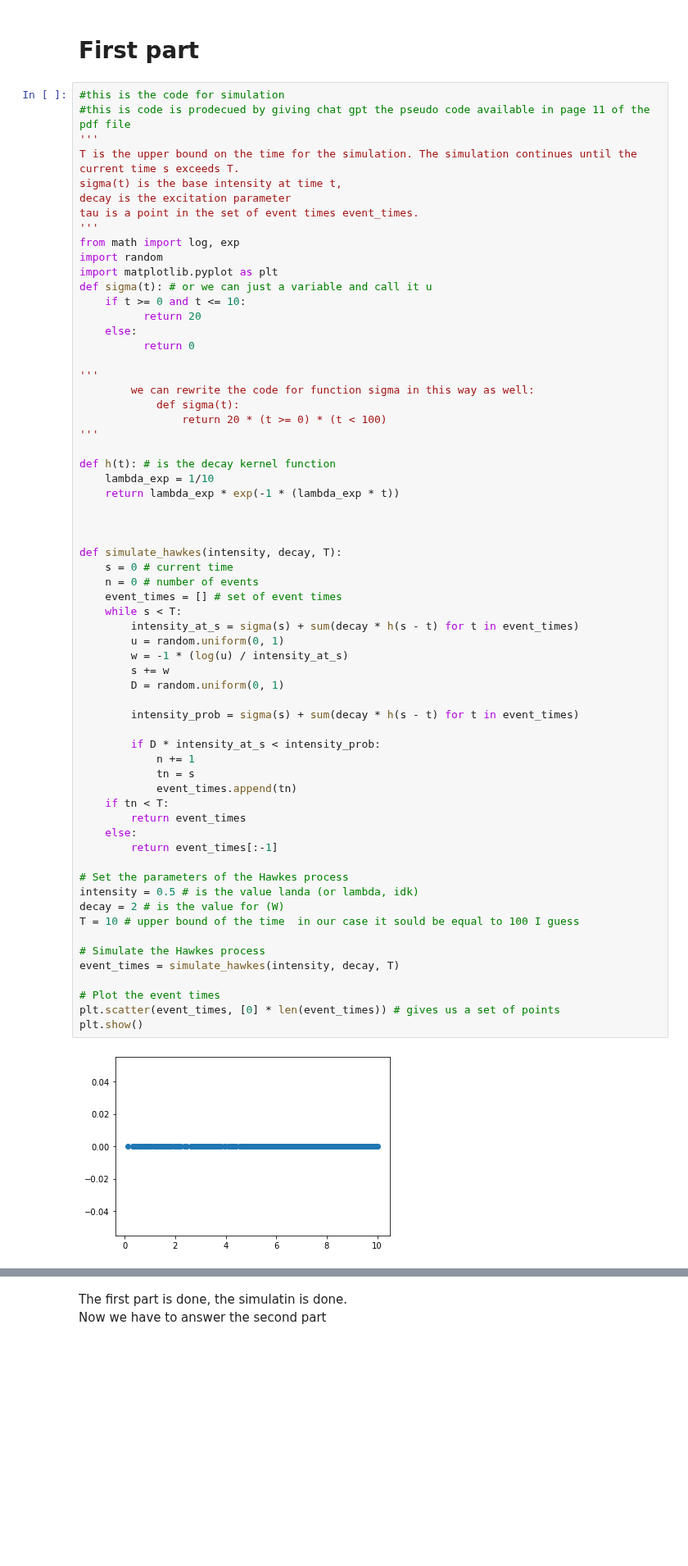
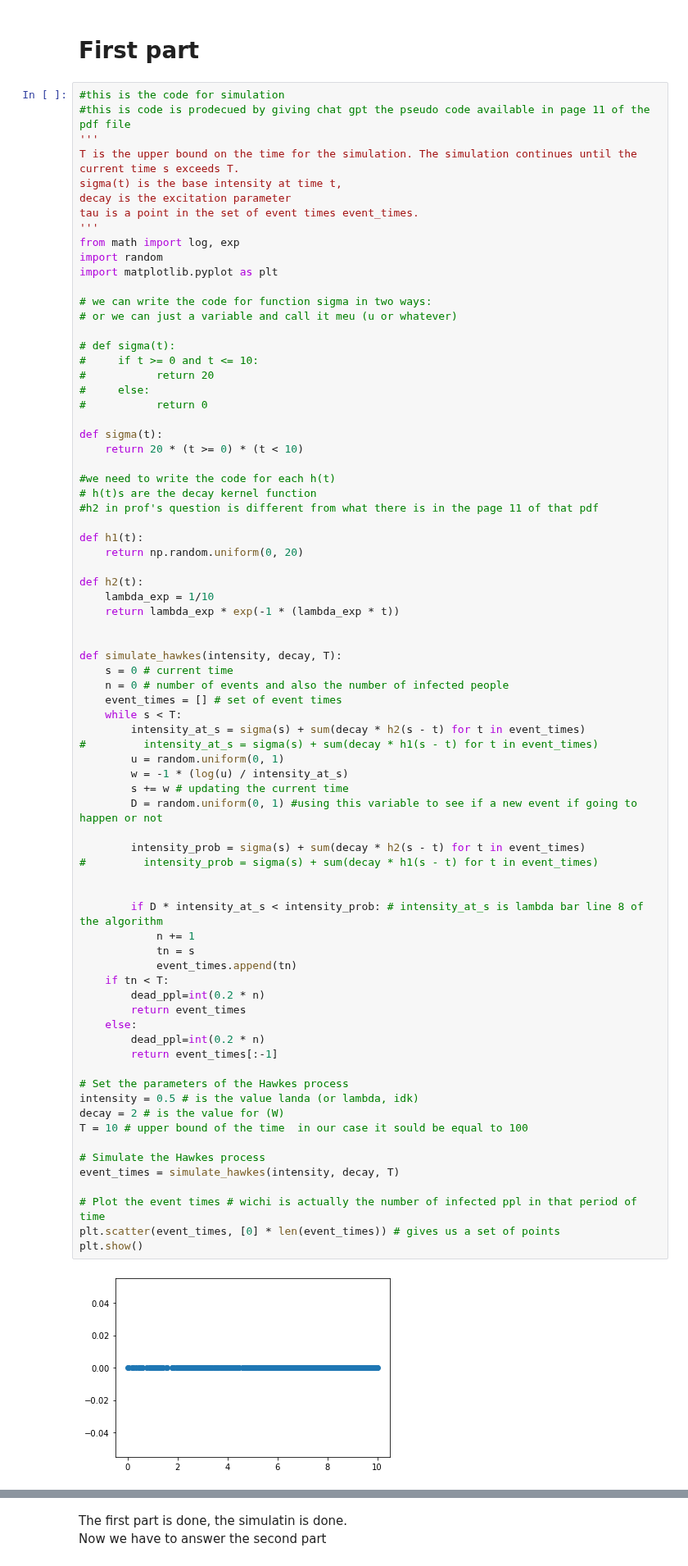
Before and after one commit to DrDoof14/Computer-AidedSimulationsLab, a Jupyter notebook: 16/lab16.ipynb, the cells around one changed output, grey strips where cells are left out. Shown at 82% size. Saved outputs shown, nothing was run; the diff lists cells and outputs as text; blank space fills up the shorter version.

```diff
--- a/16/lab16.ipynb
+++ b/16/lab16.ipynb
@@ -428,59 +428,71 @@ tau is a point in the set of event times event_times.
 from math import log, exp
 import random
 import matplotlib.pyplot as plt
-def sigma(t): # or we can just a variable and call it u
-    if t >= 0 and t <= 10:
-          return 20
-    else:
-          return 0
 
-'''
-        we can rewrite the code for function sigma in this way as well:
-            def sigma(t):
-                return 20 * (t >= 0) * (t < 100)
-'''
+# we can write the code for function sigma in two ways:
+# or we can just a variable and call it meu (u or whatever)
 
-def h(t): # is the decay kernel function
+# def sigma(t):
+#     if t >= 0 and t <= 10:
+#           return 20
+#     else:
+#           return 0
+
+def sigma(t):
+    return 20 * (t >= 0) * (t < 10)
+
+#we need to write the code for each h(t)
+# h(t)s are the decay kernel function
+#h2 in prof's question is different from what there is in the page 11 of that pdf
+
+def h1(t):
+    return np.random.uniform(0, 20)
+
+def h2(t):
     lambda_exp = 1/10
     return lambda_exp * exp(-1 * (lambda_exp * t))
 
 
-
 def simulate_hawkes(intensity, decay, T):
     s = 0 # current time
-    n = 0 # number of events
+    n = 0 # number of events and also the number of infected people
     event_times = [] # set of event times
     while s < T:
-        intensity_at_s = sigma(s) + sum(decay * h(s - t) for t in event_times)
+        intensity_at_s = sigma(s) + sum(decay * h2(s - t) for t in event_times)
+#         intensity_at_s = sigma(s) + sum(decay * h1(s - t) for t in event_times)
         u = random.uniform(0, 1)
         w = -1 * (log(u) / intensity_at_s)
-        s += w
-        D = random.uniform(0, 1)
+        s += w # updating the current time
+        D = random.uniform(0, 1) #using this variable to see if a new event if going to happen or not
 
-        intensity_prob = sigma(s) + sum(decay * h(s - t) for t in event_times)
+        intensity_prob = sigma(s) + sum(decay * h2(s - t) for t in event_times)
+#         intensity_prob = sigma(s) + sum(decay * h1(s - t) for t in event_times)
 
-        if D * intensity_at_s < intensity_prob:
+
+        if D * intensity_at_s < intensity_prob: # intensity_at_s is lambda bar line 8 of the algorithm
             n += 1
             tn = s
             event_times.append(tn)
     if tn < T:
+        dead_ppl=int(0.2 * n)
         return event_times
     else:
+        dead_ppl=int(0.2 * n)
         return event_times[:-1]
 
 # Set the parameters of the Hawkes process
 intensity = 0.5 # is the value landa (or lambda, idk)
 decay = 2 # is the value for (W)
-T = 10 # upper bound of the time  in our case it sould be equal to 100 I guess
+T = 10 # upper bound of the time  in our case it sould be equal to 100
 
 # Simulate the Hawkes process
 event_times = simulate_hawkes(intensity, decay, T)
 
-# Plot the event times
+# Plot the event times # wichi is actually the number of infected ppl in that period of time
 plt.scatter(event_times, [0] * len(event_times)) # gives us a set of points
 plt.show()
 # %% [output]
-[figure, old version]
+[figure, new version]
 # %% [markdown]
 # Description for the cell above (generated by chat gpt)
 This code simulates a univariate Hawkes process with an exponential kernel and intensity function lambda(t) = sigma(t) + sum(decay * h(t - tau)), where sigma(t) is the base intensity at time t, decay is the excitation parameter, h(t) is the decay kernel function, and tau is a point in the set of event times event_times.
```
Also changed, not shown: parts of 2 cells of this notebook.
